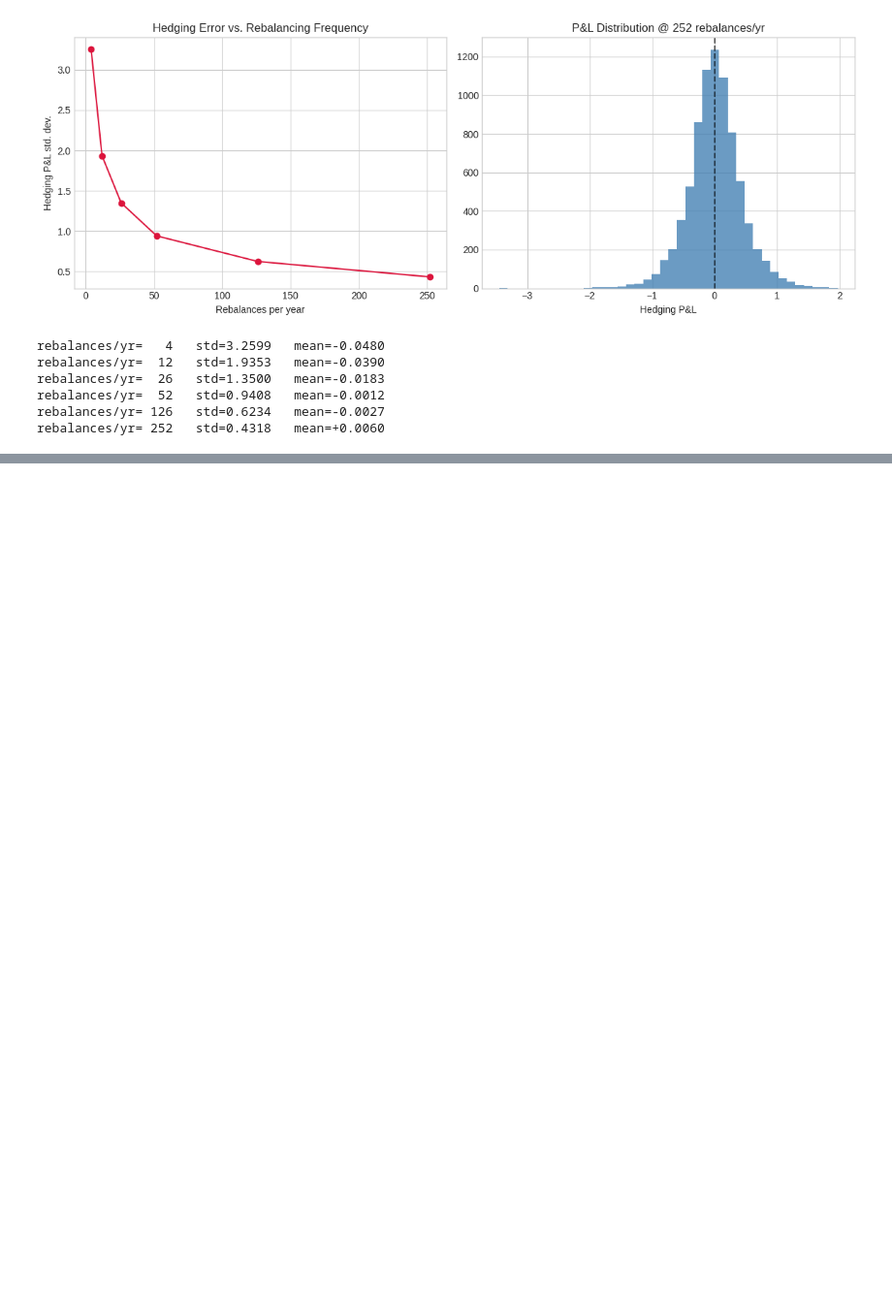
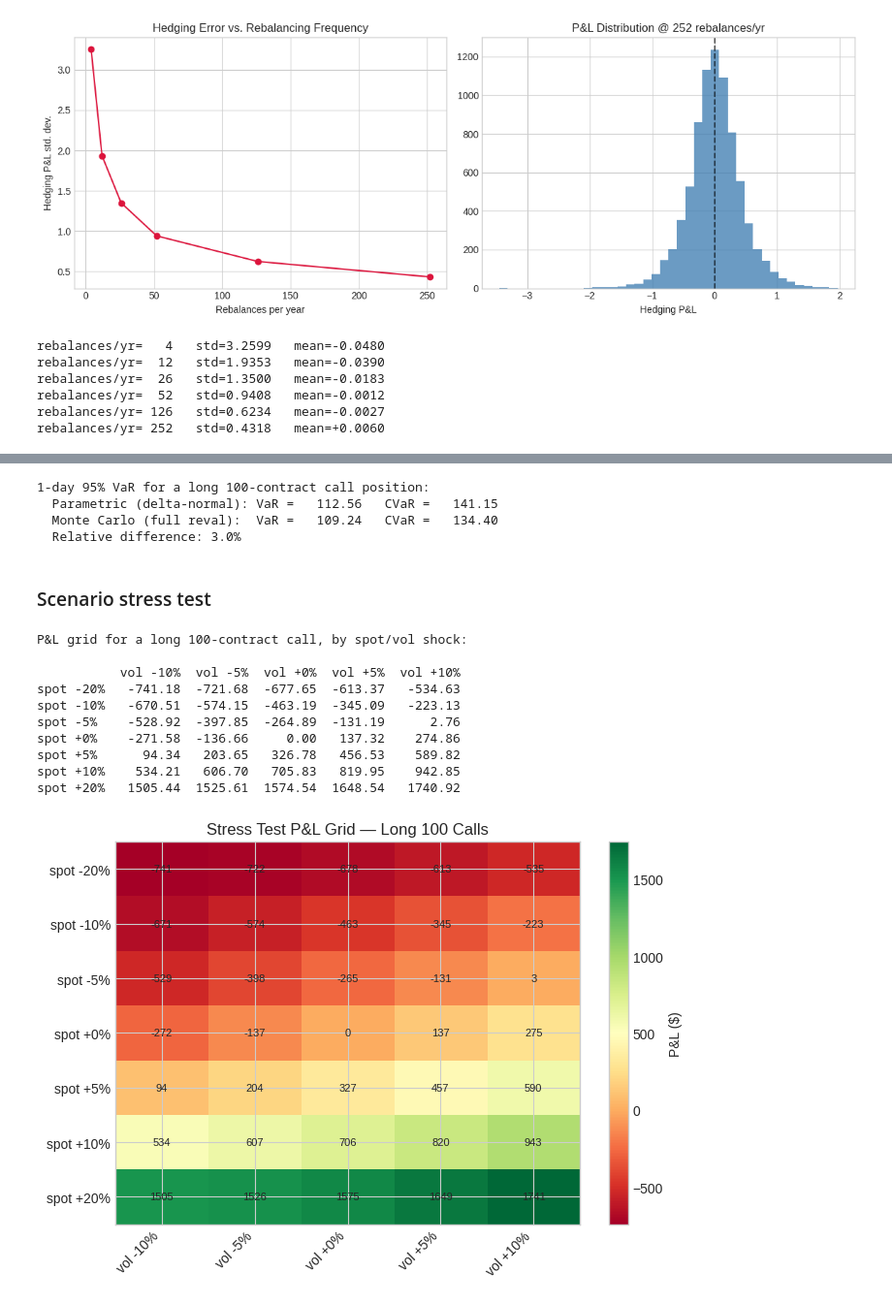
Before and after one commit to rishabhsatishjain7/voledge, a Jupyter notebook: notebooks/analysis.ipynb, the cells around one changed output, grey strips where cells are left out. Shown at 97% size. Cells and saved outputs as stored; diff of their text form; code cells hidden in the pictures; blank space fills up the shorter version.

```diff
--- a/notebooks/analysis.ipynb
+++ b/notebooks/analysis.ipynb
@@ -182,3 +282,62 @@ rebalances/yr= 252   std=0.4318   mean=+0.0060
+# %%
+from src.risk import parametric_var, monte_carlo_var, stress_test
+
+position_S, position_K, position_T, position_r, position_sigma = 100.0, 100.0, 0.5, 0.05, 0.22
+
+pvar = parametric_var(
+    position_S, position_K, position_T, position_r, position_sigma,
+    OptionType.CALL, position_size=100, horizon_days=1, confidence=0.95,
+)
+mvar = monte_carlo_var(
+    position_S, position_K, position_T, position_r, position_sigma,
+    OptionType.CALL, position_size=100, horizon_days=1, confidence=0.95, seed=42,
+)
+
+print("1-day 95% VaR for a long 100-contract call position:")
+print(f"  Parametric (delta-normal): VaR = {pvar.var:8.2f}   CVaR = {pvar.cvar:8.2f}")
+print(f"  Monte Carlo (full reval):  VaR = {mvar.var:8.2f}   CVaR = {mvar.cvar:8.2f}")
+print(f"  Relative difference: {abs(pvar.var - mvar.var) / mvar.var:.1%}")
+# %% [output]
+1-day 95% VaR for a long 100-contract call position:
+  Parametric (delta-normal): VaR =   112.56   CVaR =   141.15
+  Monte Carlo (full reval):  VaR =   109.24   CVaR =   134.40
+  Relative difference: 3.0%
+# %% [markdown]
+### Scenario stress test
+# %%
+stress_table = stress_test(
+    position_S, position_K, position_T, position_r, position_sigma,
+    OptionType.CALL, position_size=100,
+)
+print("P&L grid for a long 100-contract call, by spot/vol shock:\n")
+print(stress_table.round(2))
+
+fig, ax = plt.subplots(figsize=(7, 5))
+im = ax.imshow(stress_table.values, cmap="RdYlGn", aspect="auto")
+ax.set_xticks(range(len(stress_table.columns)))
+ax.set_xticklabels(stress_table.columns, rotation=45, ha="right")
+ax.set_yticks(range(len(stress_table.index)))
+ax.set_yticklabels(stress_table.index)
+ax.set_title("Stress Test P&L Grid — Long 100 Calls")
+for i in range(len(stress_table.index)):
+    for j in range(len(stress_table.columns)):
+        ax.text(j, i, f"{stress_table.values[i,j]:.0f}", ha="center", va="center", fontsize=8)
+fig.colorbar(im, ax=ax, label="P&L ($)")
+fig.tight_layout()
+fig.savefig("../assets/stress_test.png", dpi=150)
+plt.show()
+# %% [output]
+P&L grid for a long 100-contract call, by spot/vol shock:
+
+           vol -10%  vol -5%  vol +0%  vol +5%  vol +10%
+spot -20%   -741.18  -721.68  -677.65  -613.37   -534.63
+spot -10%   -670.51  -574.15  -463.19  -345.09   -223.13
+spot -5%    -528.92  -397.85  -264.89  -131.19      2.76
+spot +0%    -271.58  -136.66     0.00   137.32    274.86
+spot +5%      94.34   203.65   326.78   456.53    589.82
+spot +10%    534.21   606.70   705.83   819.95    942.85
+spot +20%   1505.44  1525.61  1574.54  1648.54   1740.92
+[figure, added]
 # %% [markdown]
 ## Takeaways
 
```
Also changed, not shown: parts of 7 cells of this notebook, 2 other files.
